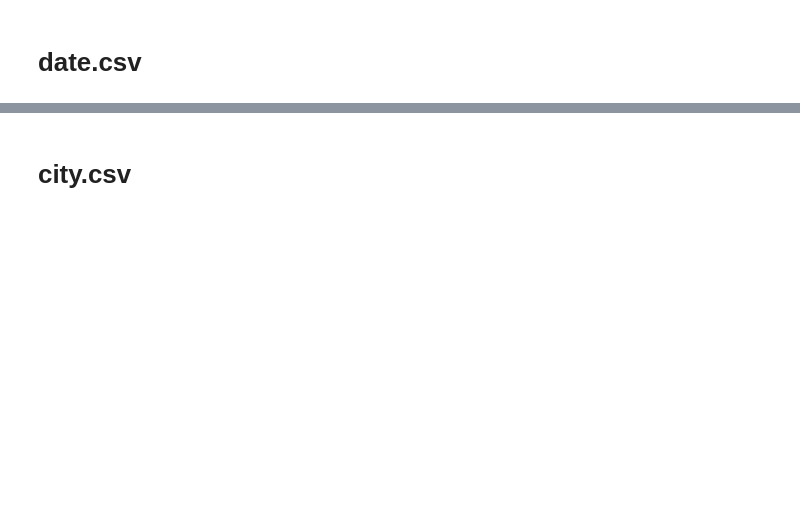
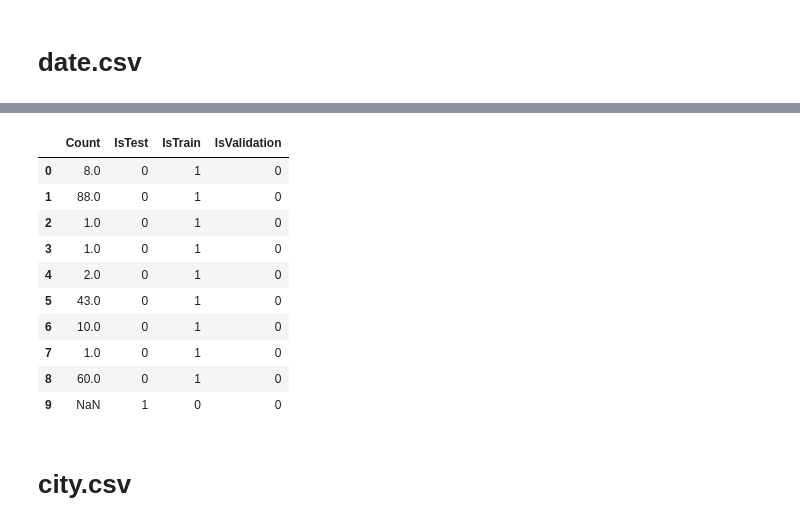
Before and after one commit to laol777/dodo, a Jupyter notebook: tranform_data.ipynb, the cells around one changed output, grey strips where cells are left out. Cells and saved outputs as stored; diff of their text form; code cells hidden in the pictures; blank space fills up the shorter version.

```diff
--- a/tranform_data.ipynb
+++ b/tranform_data.ipynb
@@ -61,0 +56,13 @@ date.to_csv('data_transform/date.csv', index=None)
+# %%
+target = pd.read_csv('data_original/common.csv')[['Count']]
+target['IsTest'] = target.Count
+target['IsTrain'] = pd.Series(range(target.shape[0]))
+target['IsValidation'] = pd.Series(range(target.shape[0]))
+# %%
+target['IsTest'] = target.IsTest.apply(lambda x: 1 if math.isnan(x) else 0)
+# %%
+withCountValue = target[target.IsTest == 0].index
+indexTrain, indexValidation = sklearn.cross_validation.train_test_split(withCountValue, test_size=sizeValidationSample)
+# %%
+target['IsTrain'] = target.IsTrain.apply(lambda x: 1 if ((x in indexTrain) & (target.IsTest[x] == 0)) else 0)
+target['IsValidation'] = target.IsValidation.apply(lambda x: 1 if ((x in indexValidation) & (target.IsTest[x] == 0)) else 0)
@@ -62,3 +71,17 @@ date.to_csv('data_transform/date.csv', index=None)
+# %%
+target.head(10)
+# %% [output]
+|  | Count | IsTest | IsTrain | IsValidation |
+| 0 | 8.0 | 0 | 1 | 0 |
+| 1 | 88.0 | 0 | 1 | 0 |
+| 2 | 1.0 | 0 | 1 | 0 |
+| 3 | 1.0 | 0 | 1 | 0 |
+| 4 | 2.0 | 0 | 1 | 0 |
+| 5 | 43.0 | 0 | 1 | 0 |
+| 6 | 10.0 | 0 | 1 | 0 |
+| 7 | 1.0 | 0 | 1 | 0 |
+| 8 | 60.0 | 0 | 1 | 0 |
+| 9 | NaN | 1 | 0 | 0 |
 # %% [markdown]
 # city.csv
 # %%
```
Also changed, not shown: parts of 24 cells of this notebook, 9 other files.
